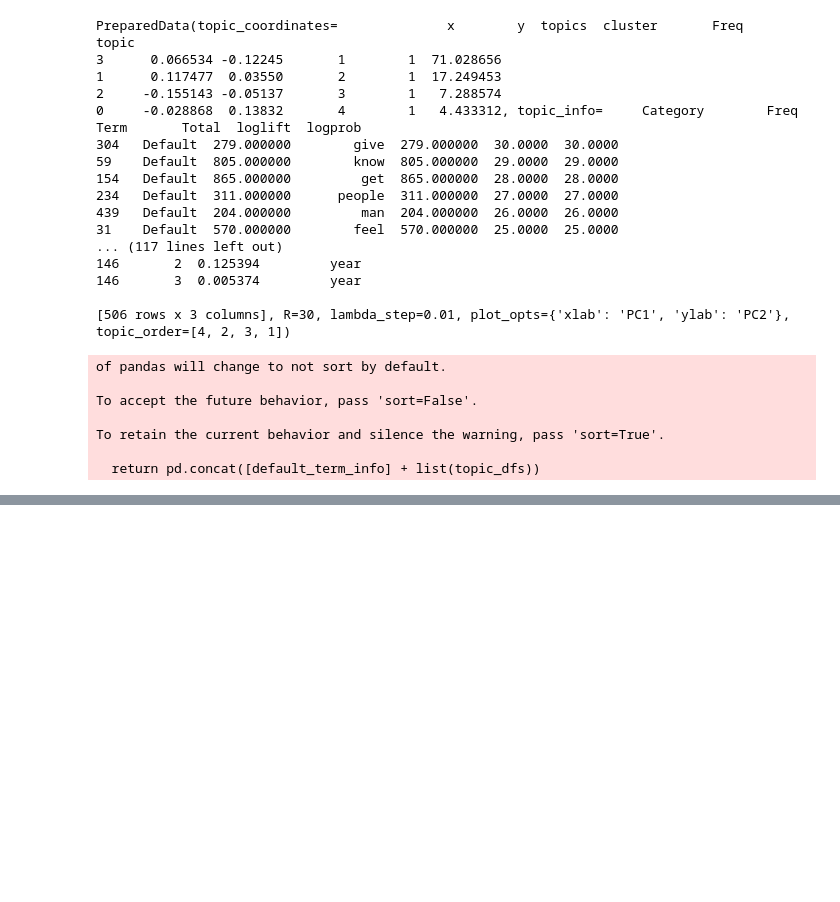
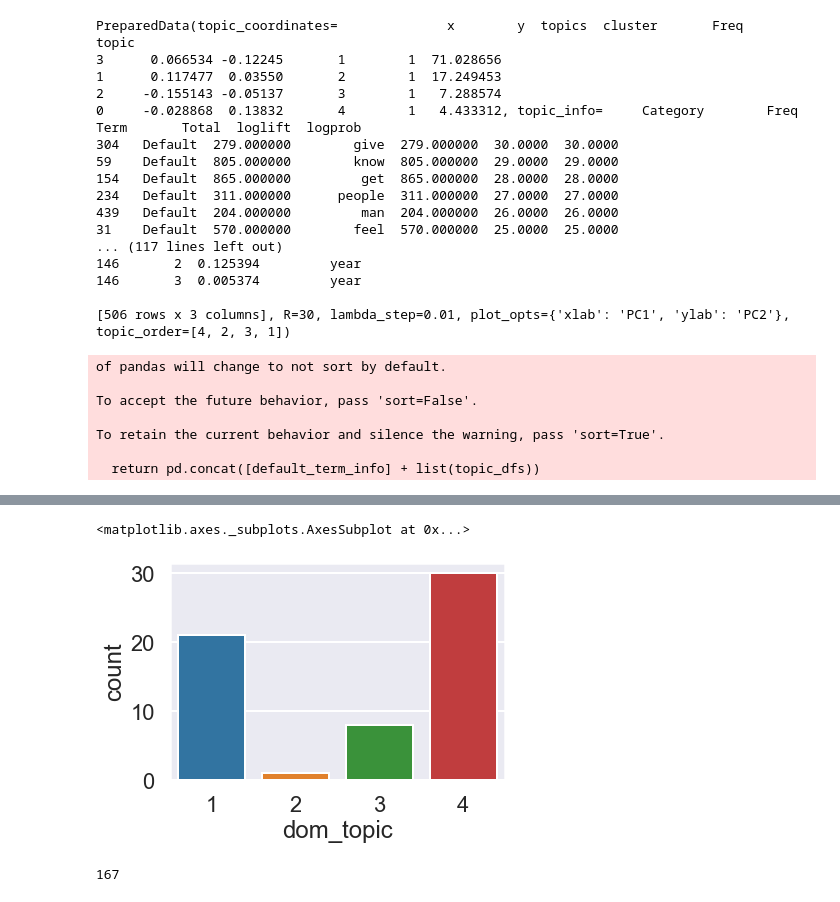
Before and after one commit to k-christensen/MeToo_in_STEM, a Jupyter notebook: exploratory.ipynb, the cells around one changed output, grey strips where cells are left out. Cells and saved outputs as stored; diff of their text form; code cells hidden in the pictures; blank space fills up the shorter version.

```diff
--- a/exploratory.ipynb
+++ b/exploratory.ipynb
@@ -2270,0 +2330,22 @@ To retain the current behavior and silence the warning, pass 'sort=True'.
+# %%
+df_topic_dist_stem=pd.DataFrame(topic_dicts)
+df_topic_dist_stem.drop(columns = [0], inplace = True)
+df_topic_dist_stem = df_topic_dist_stem.loc[~(df_topic_dist_stem==0).all(axis=1)]
+
+df_topic_dist_stem.shape
+dominant_topic = np.argmax(df_topic_dist_stem.values, axis=1)
+
+
+df_topic_dist_stem['dom_topic'] = dominant_topic+1
+
+def color_green(val):
+    color = 'green' if val > .1 else 'black'
+    return 'color: {col}'.format(col=color)
+
+def make_bold(val):
+    weight = 700 if val > .1 else 400
+    return 'font-weight: {weight}'.format(weight=weight)
+
+df_stem_document_topics = df_topic_dist_stem.style.applymap(color_green).applymap(make_bold)
+
+df_stem_document_topics
@@ -2270,0 +2370,11 @@ To retain the current behavior and silence the warning, pass 'sort=True'.
+# %%
+sns.countplot(df_topic_dist_stem.dom_topic)
+# %% [output]
+<matplotlib.axes._subplots.AxesSubplot at 0x...>
+[figure, added]
+# %%
+for num, word in dict(id2word).items():
+    if word == 'victim':
+        print(num)
+# %% [output]
+167
```
Also changed, not shown: parts of 11 cells of this notebook, 3 other files.
